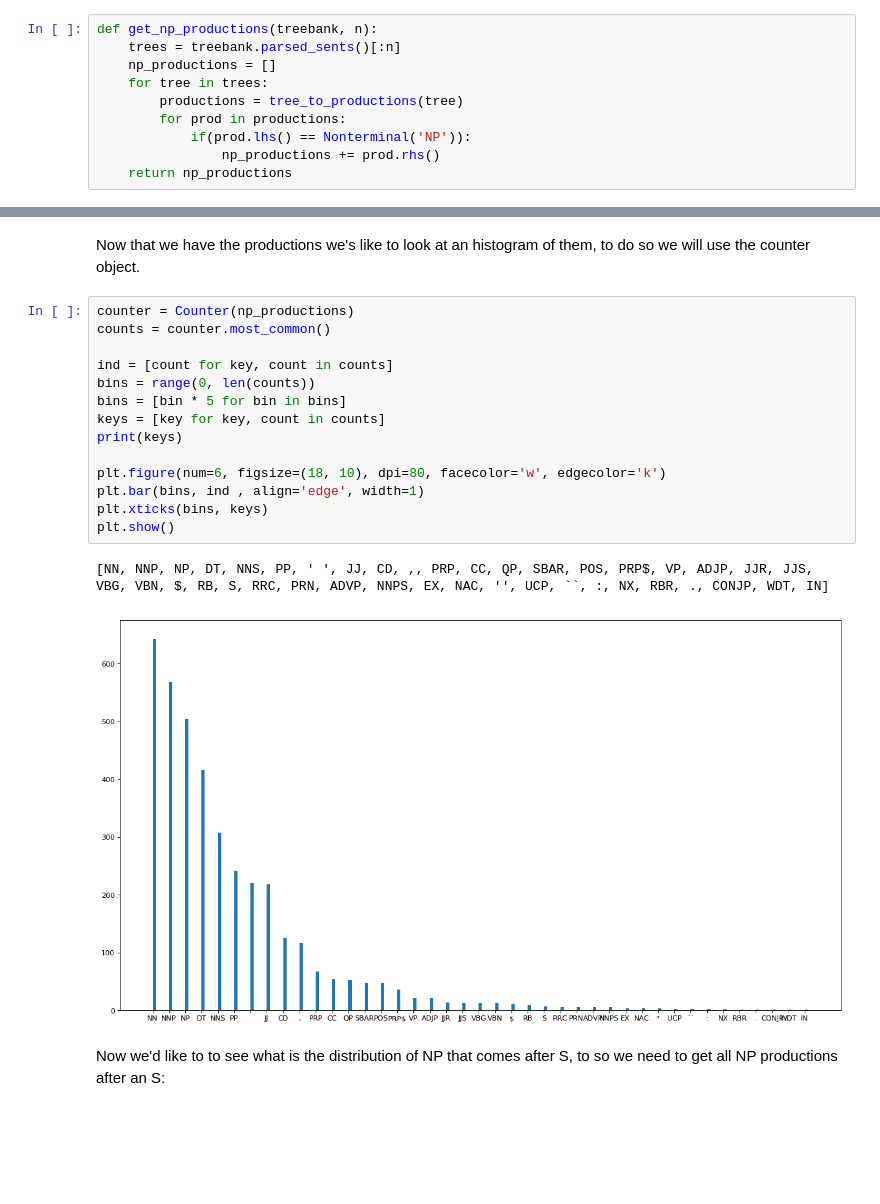
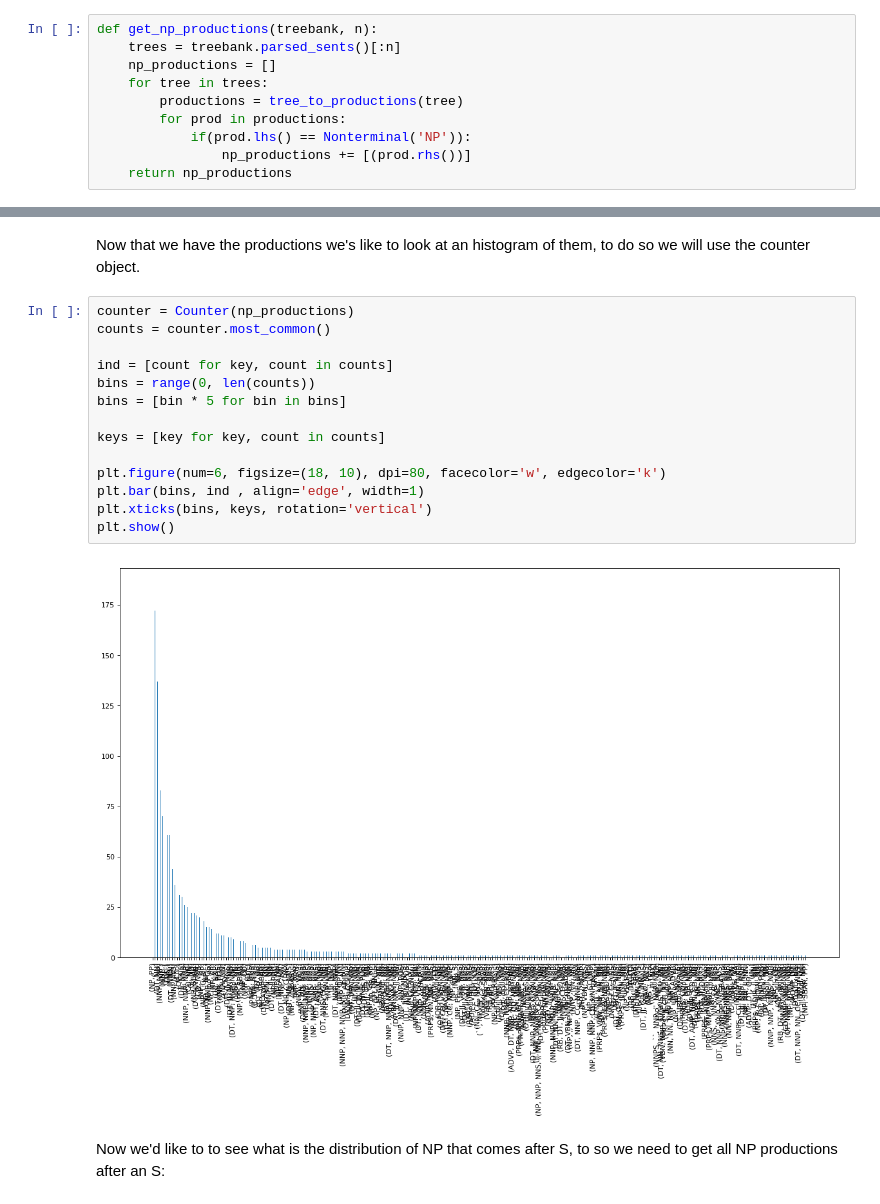
Before and after one commit to taihak94/NLP2019, a Jupyter notebook: assignment3/Assignment 3.ipynb, the cells around one changed output, grey strips where cells are left out. Drawn from its saved outputs; the diff is of its cells as text; blank space fills up the shorter version.

```diff
--- a/assignment3/Assignment 3.ipynb
+++ b/assignment3/Assignment 3.ipynb
@@ -1034,7 +1034,7 @@ def get_np_productions(treebank, n):
         productions = tree_to_productions(tree)
         for prod in productions:
             if(prod.lhs() == Nonterminal('NP')):
-                np_productions += prod.rhs()
+                np_productions += [(prod.rhs())]
     return np_productions
 # %%
 np_productions = get_np_productions(treebank, 200)
@@ -1043,20 +1043,19 @@ Now that we have the productions we's like to look at an histogram of them, to d
 # %%
 counter = Counter(np_productions)
 counts = counter.most_common()
 
 ind = [count for key, count in counts]
 bins = range(0, len(counts))
 bins = [bin * 5 for bin in bins]
+
 keys = [key for key, count in counts]
-print(keys)
 
 plt.figure(num=6, figsize=(18, 10), dpi=80, facecolor='w', edgecolor='k')
 plt.bar(bins, ind , align='edge', width=1)
-plt.xticks(bins, keys)
+plt.xticks(bins, keys, rotation='vertical')
 plt.show()
 # %% [output]
-[NN, NNP, NP, DT, NNS, PP, ' ', JJ, CD, ,, PRP, CC, QP, SBAR, POS, PRP$, VP, ADJP, JJR, JJS, VBG, VBN, $, RB, S, RRC, PRN, ADVP, NNPS, EX, NAC, '', UCP, ``, :, NX, RBR, ., CONJP, WDT, IN]
-[figure, old version]
+[figure, new version]
 # %% [markdown]
 Now we'd like to to see what is the distribution of NP that comes after S, to so we need to get all NP productions after an S:
 # %%
```
Also changed, not shown: parts of 39 cells of this notebook.
